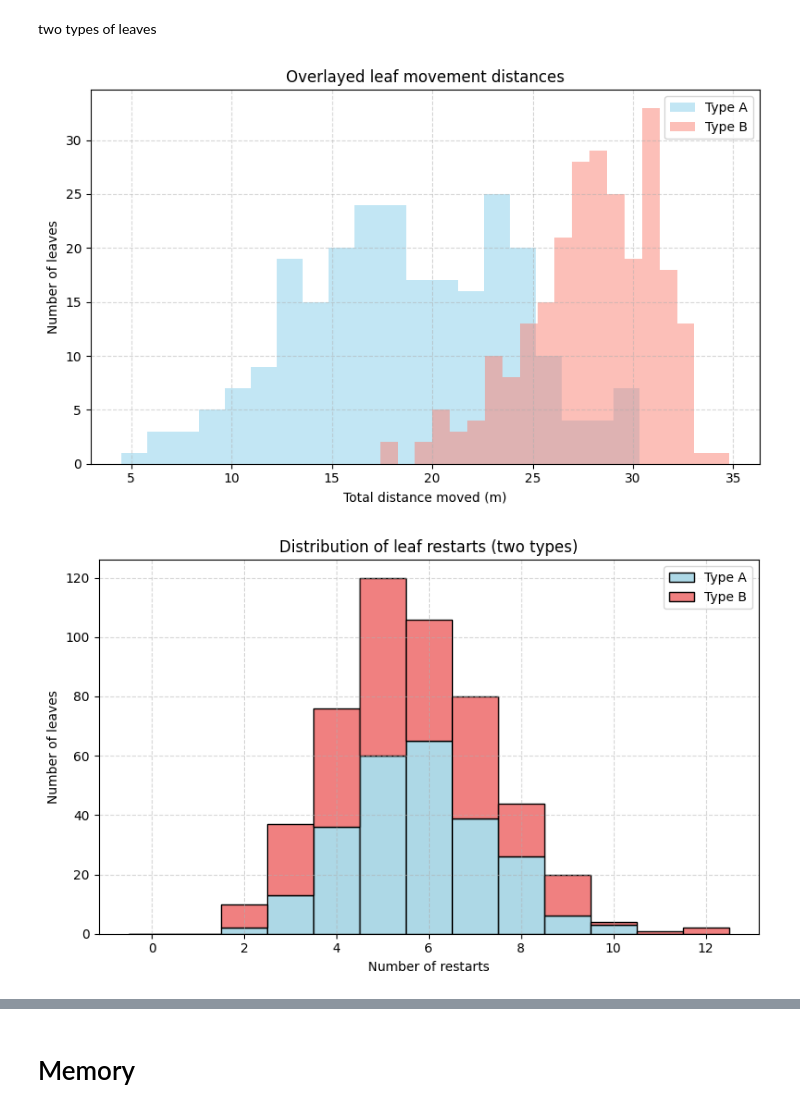
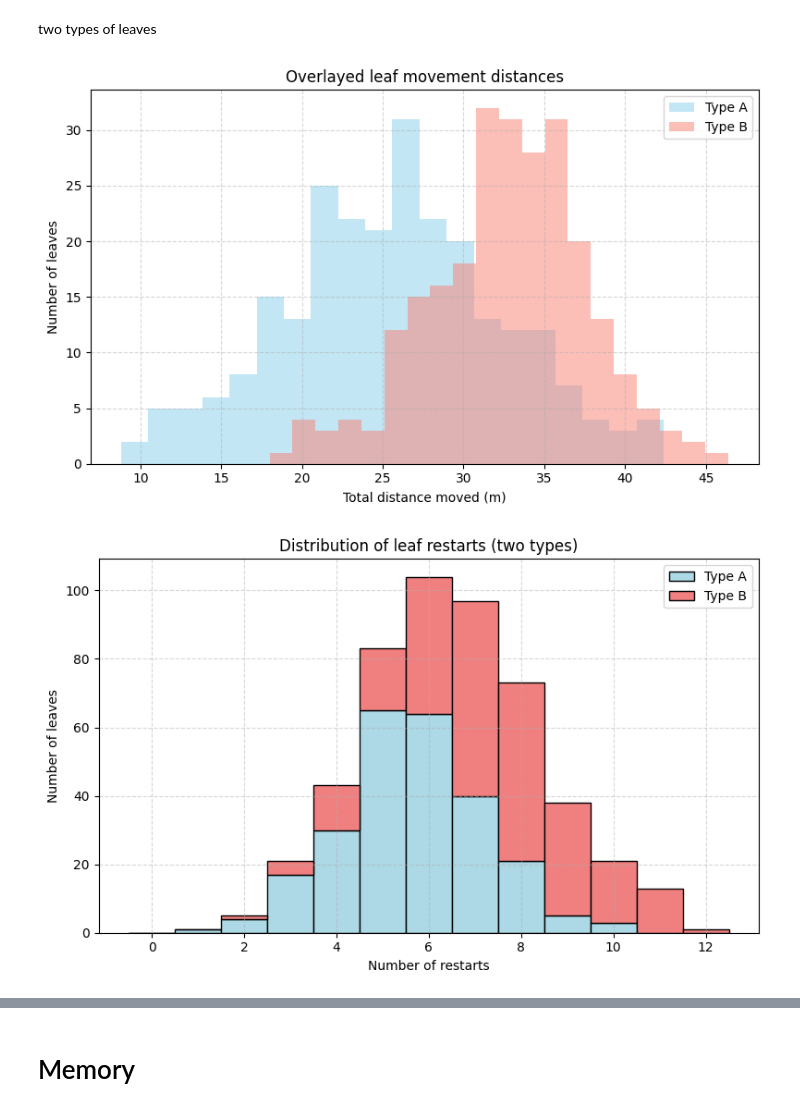
Before and after one commit to kleineidam/LeafTransport, a Jupyter notebook: ants.ipynb, the cells around one changed output, grey strips where cells are left out. Drawn from its saved outputs; the diff is of its cells as text; code cells hidden in the pictures.

```diff
--- a/ants.ipynb
+++ b/ants.ipynb
@@ -223,7 +223,7 @@ num_leaves_B = 250
 total_leaves = num_leaves_A + num_leaves_B
 
 max_total_minutes = 120  # simulate for 120 minutes
-step_distance = 0.3  # meters per minute
+step_distance = 0.4  # meters per minute
 
 # Probabilities for Type A
 start_prob_A = 0.10  # 10% chance per minute to start
@@ -231,7 +231,7 @@ drop_prob_A = 0.08   # 8% chance per minute to drop
 
 # Probabilities for Type B
 start_prob_B = 0.20  # 20% chance per minute to start
-drop_prob_B = 0.05   # 8% chance per minute to drop
+drop_prob_B = 0.08   # 8% chance per minute to drop
 
 # Initialize arrays
 leaves_distance = np.zeros(total_leaves)
@@ -279,32 +279,32 @@ for i in range(total_leaves):
     leaves_distance[i] = total_distance
     restarts[i] = restart_count
 
 # Plot histogram of distances
 plt.figure(figsize=(8, 5))
 plt.hist(leaves_distance[:num_leaves_A], bins=20, color='skyblue', alpha=0.5, label='Type A')
 plt.hist(leaves_distance[num_leaves_A:], bins=20, color='salmon', alpha=0.5, label='Type B')
 plt.xlabel("Total distance moved (m)")
 plt.ylabel("Number of leaves")
 plt.title("Overlayed leaf movement distances")
 plt.legend()
 plt.grid(True, linestyle='--', alpha=0.5)
 plt.tight_layout()
 plt.show()
 
 
 # Plot histogram of restarts
 plt.figure(figsize=(8, 5))
 plt.hist([restarts[:num_leaves_A], restarts[num_leaves_A:]],
          bins=range(int(restarts.max())+2), stacked=True,
          label=['Type A', 'Type B'], color=['lightblue', 'lightcoral'],
          edgecolor='black', align='left')
 plt.xlabel("Number of restarts")
 plt.ylabel("Number of leaves")
 plt.title("Distribution of leaf restarts (two types)")
 plt.legend()
 plt.grid(True, linestyle='--', alpha=0.5)
 plt.tight_layout()
 plt.show()
 # %% [output]
-[figure, old version]
+[figure, new version]
-[figure, old version]
+[figure, new version]
```
Also changed, not shown: parts of 3 cells of this notebook.
